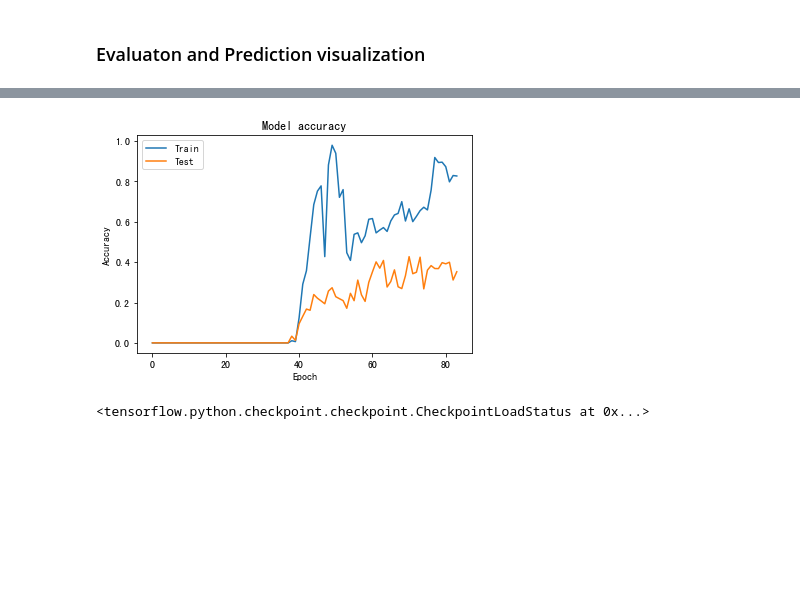
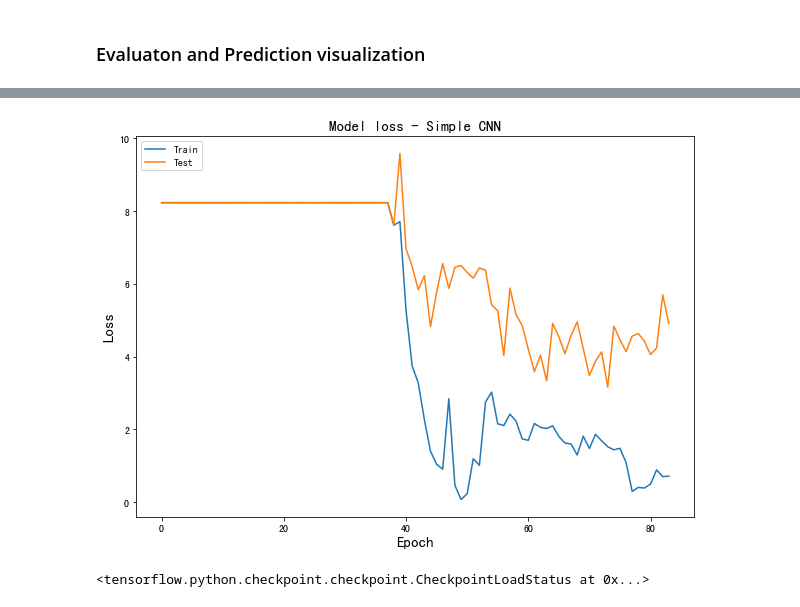
Before and after one commit to yubocai-poly/Chinese-character-OCR-with-CNN-and-EfficientNet, a Jupyter notebook: ocr.ipynb, the cells around one changed output, grey strips where cells are left out. Saved outputs shown, nothing was run; the diff lists cells and outputs as text; code cells hidden in the pictures; blank space fills up the shorter version.

```diff
--- a/ocr.ipynb
+++ b/ocr.ipynb
@@ -256,17 +302,15 @@ def train_simple():
 # %%
-with open('history_simple.pickle', 'rb') as f:
-    history = pickle.load(f)
-
-# Plot accuracy
-plt.plot(history['accuracy'])
-plt.plot(history['val_accuracy'])
-plt.title('Model accuracy')
-plt.ylabel('Accuracy')
-plt.xlabel('Epoch')
+# Plot loss
+plt.figure(figsize=(10, 7))
+plt.plot(history['loss'])
+plt.plot(history['val_loss'])
+plt.title('Model loss - Simple CNN', fontsize=15)
+plt.ylabel('Loss', fontsize=15)
+plt.xlabel('Epoch', fontsize=15)
 plt.legend(['Train', 'Test'], loc='upper left')
 plt.show()
 # %% [output]
-[figure, old version]
+[figure, new version]
 # %%
 # Load the best model
 model = simple_net((TARGET_SIZE, TARGET_SIZE, 1), num_classes)
```
Also changed, not shown: parts of 13 cells of this notebook, 3 other files.
